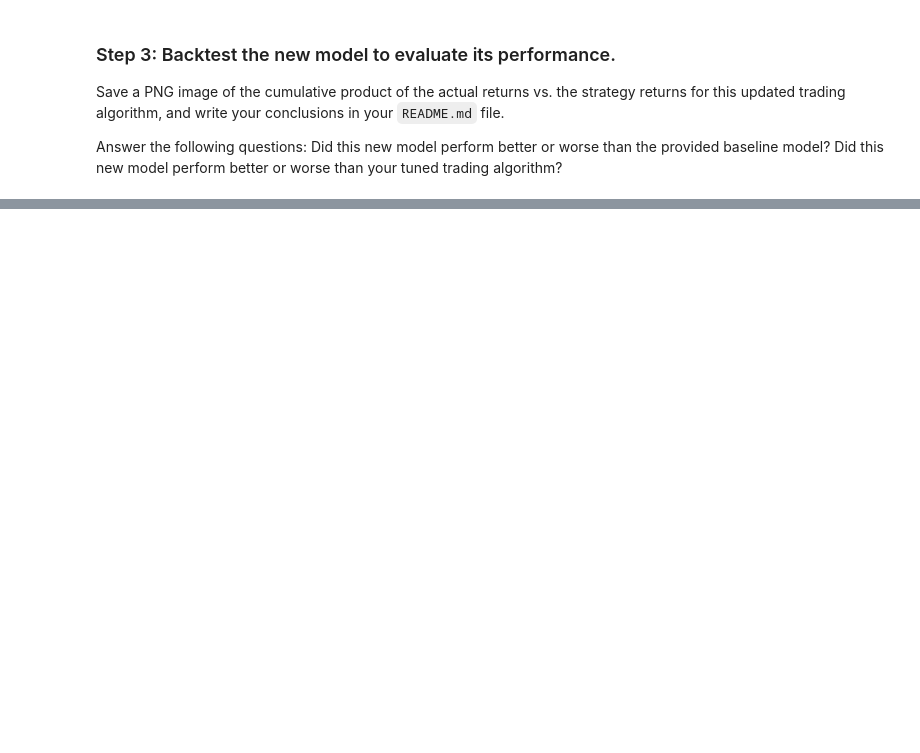
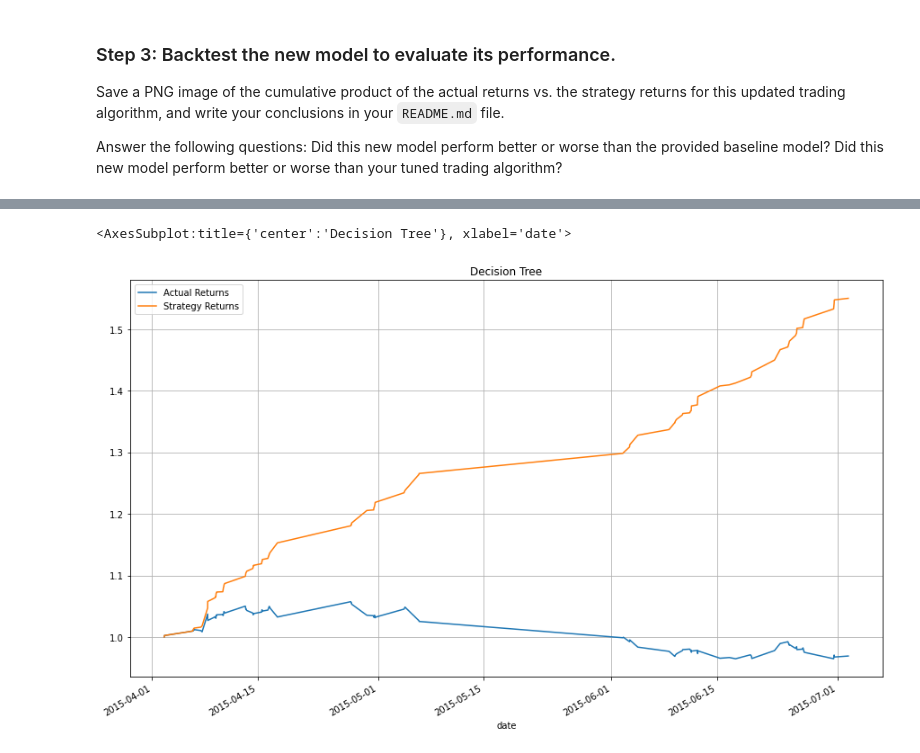
Before and after one commit to aarchmon/ML-Based-Algorithmic-Trading, a Jupyter notebook: machine_learning_trading_bot.ipynb, the cells around one changed output, grey strips where cells are left out. Cells and saved outputs as stored; diff of their text form; code cells hidden in the pictures; blank space fills up the shorter version.

```diff
--- a/machine_learning_trading_bot.ipynb
+++ b/machine_learning_trading_bot.ipynb
@@ -400,18 +430,18 @@ In this section, you’ll use the original parameters that the starter code prov
 ### Step 1:  Import a new classifier, such as `AdaBoost`, `DecisionTreeClassifier`, or `LogisticRegression`. (For the full list of classifiers, refer to the [Supervised learning page](https://scikit-learn.org/stable/supervised_learning.html) in the scikit-learn documentation.)
 # %%
 # Import a new classifier from SKLearn
-# YOUR CODE HERE
+from sklearn import tree
 
 # Initiate the model instance
-# YOUR CODE HERE
+tree_model = tree.DecisionTreeClassifier()
 # %% [markdown]
 ### Step 2: Using the original training data as the baseline model, fit another model with the new classifier.
 # %%
 # Fit the model using the training data
-model = # YOUR CODE HERE
+model = tree_model.fit(X_train_scaled, y_train)
 
 # Use the testing dataset to generate the predictions for the new model
-pred = # YOUR CODE HERE
+pred = tree_model.predict(X_train_scaled)
 
 # Review the model's predicted values
-# YOUR CODE HERE
+pred
@@ -433,19 +483,23 @@ Did this new model perform better or worse than your tuned trading algorithm?
 # Create a new empty predictions DataFrame.
 
 # Create a predictions DataFrame
-# YOUR CODE HERE
+predictions_df_2 = pd.DataFrame(index = X_train.index)
 
 # Add the SVM model predictions to the DataFrame
-# YOUR CODE HERE
+predictions_df_2["Predicted"] = pred
 
 # Add the actual returns to the DataFrame
-# YOUR CODE HERE
+predictions_df_2["Actual Returns"] = signals_df["Actual Returns"]
 
 # Add the strategy returns to the DataFrame
-# YOUR CODE HERE
+predictions_df_2["Strategy Returns"] = (predictions_df_2["Predicted"] * predictions_df_2["Actual Returns"])
 
 # Review the DataFrame
 # YOUR CODE HERE
 # %%
 # Plot the actual returns versus the strategy returns
-# YOUR CODE HERE
+(1 + predictions_df_2[["Actual Returns", "Strategy Returns"]]).cumprod().plot(figsize = (15, 9), grid = True,
+                                                                           title = "Decision Tree")
+# %% [output]
+<AxesSubplot:title={'center':'Decision Tree'}, xlabel='date'>
+[figure, added]
```
Also changed, not shown: parts of 7 cells of this notebook.
